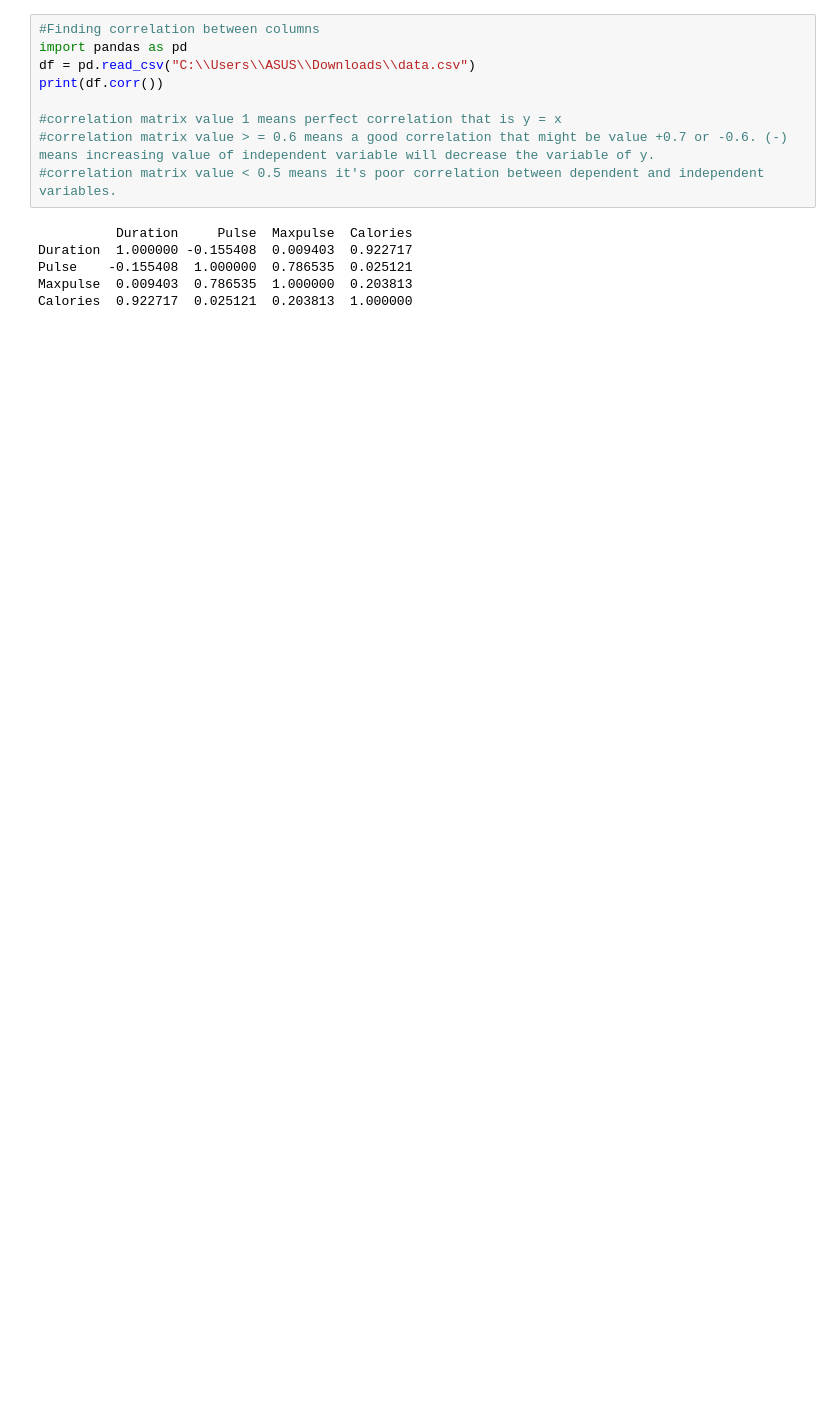
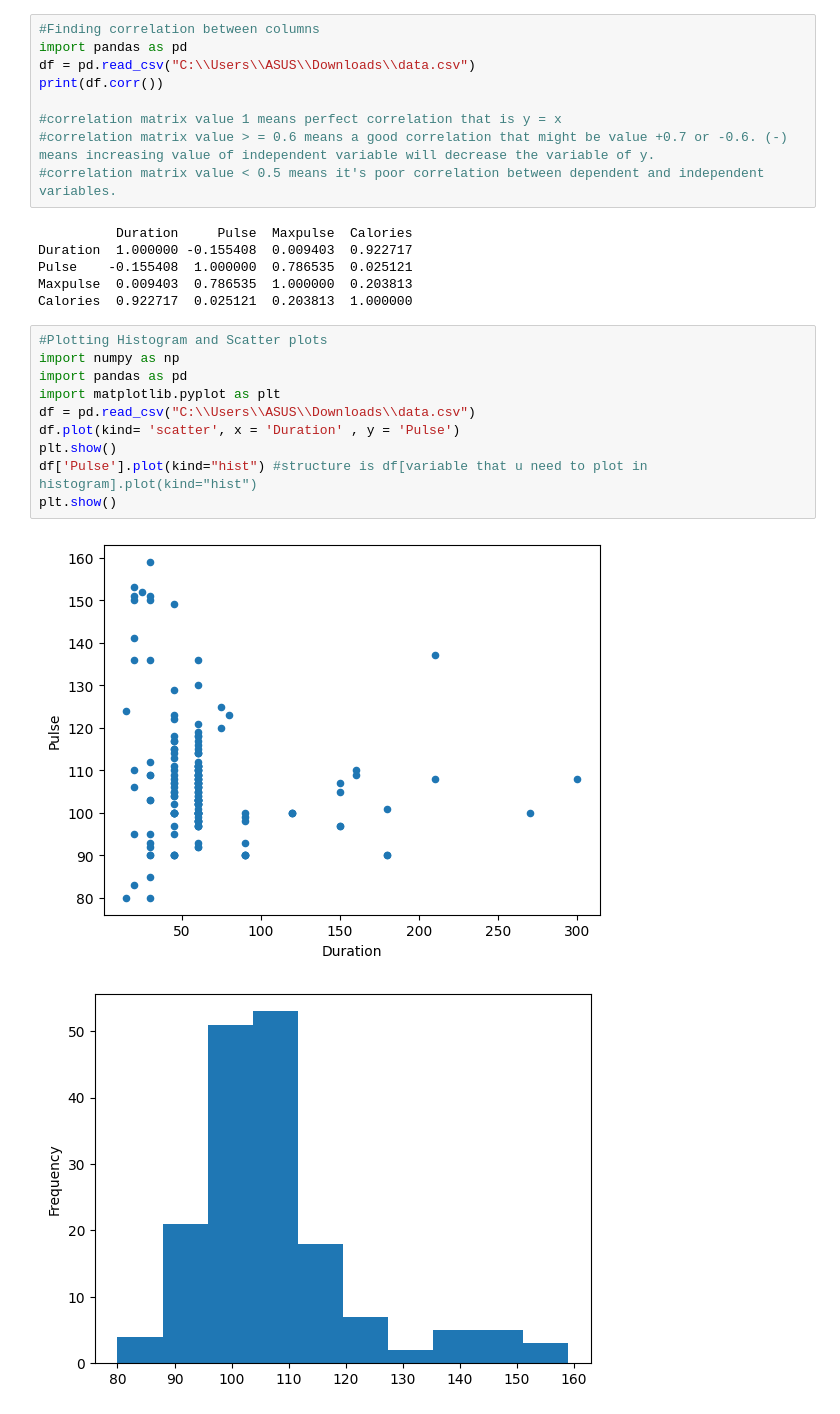
Before and after one commit to afnan202/Machine-Learning-Codeathone, a Jupyter notebook: Pandas Learning Path.ipynb, the cells around one changed output. Saved outputs shown, nothing was run; the diff lists cells and outputs as text; blank space fills up the shorter version.

Commit message:
Plotting in Pandas

```diff
--- a/Pandas Learning Path.ipynb
+++ b/Pandas Learning Path.ipynb
@@ -91,3 +225,16 @@ Duration  1.000000 -0.155408  0.009403  0.922717
 Pulse    -0.155408  1.000000  0.786535  0.025121
 Maxpulse  0.009403  0.786535  1.000000  0.203813
 Calories  0.922717  0.025121  0.203813  1.000000
+# %%
+#Plotting Histogram and Scatter plots
+import numpy as np
+import pandas as pd
+import matplotlib.pyplot as plt
+df = pd.read_csv("C:\\Users\\ASUS\\Downloads\\data.csv")
+df.plot(kind= 'scatter', x = 'Duration' , y = 'Pulse')
+plt.show()
+df['Pulse'].plot(kind="hist") #structure is df[variable that u need to plot in histogram].plot(kind="hist")
+plt.show()
+# %% [output]
+[figure, added]
+[figure, added]
```
Also changed, not shown: parts of 11 cells of this notebook.
